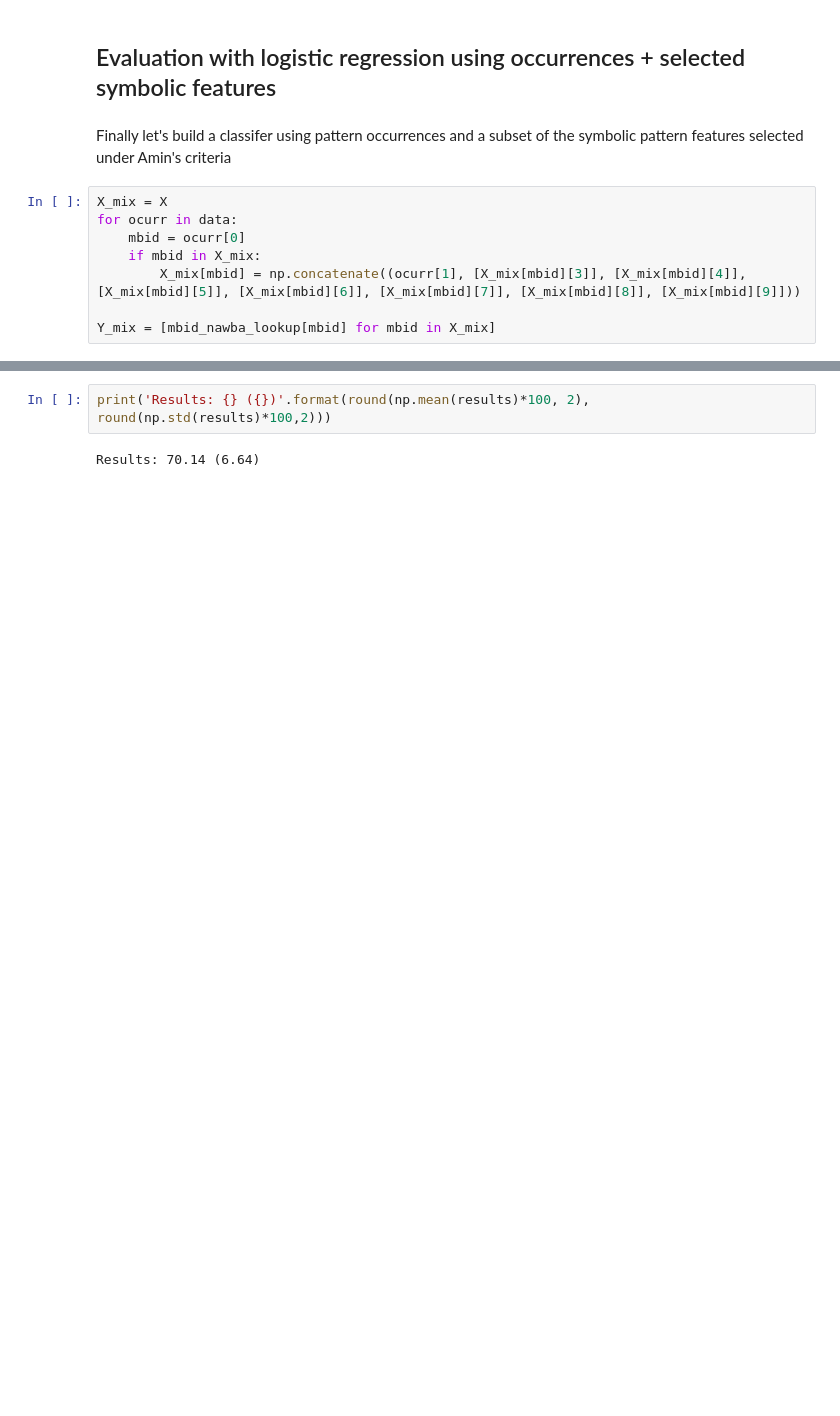
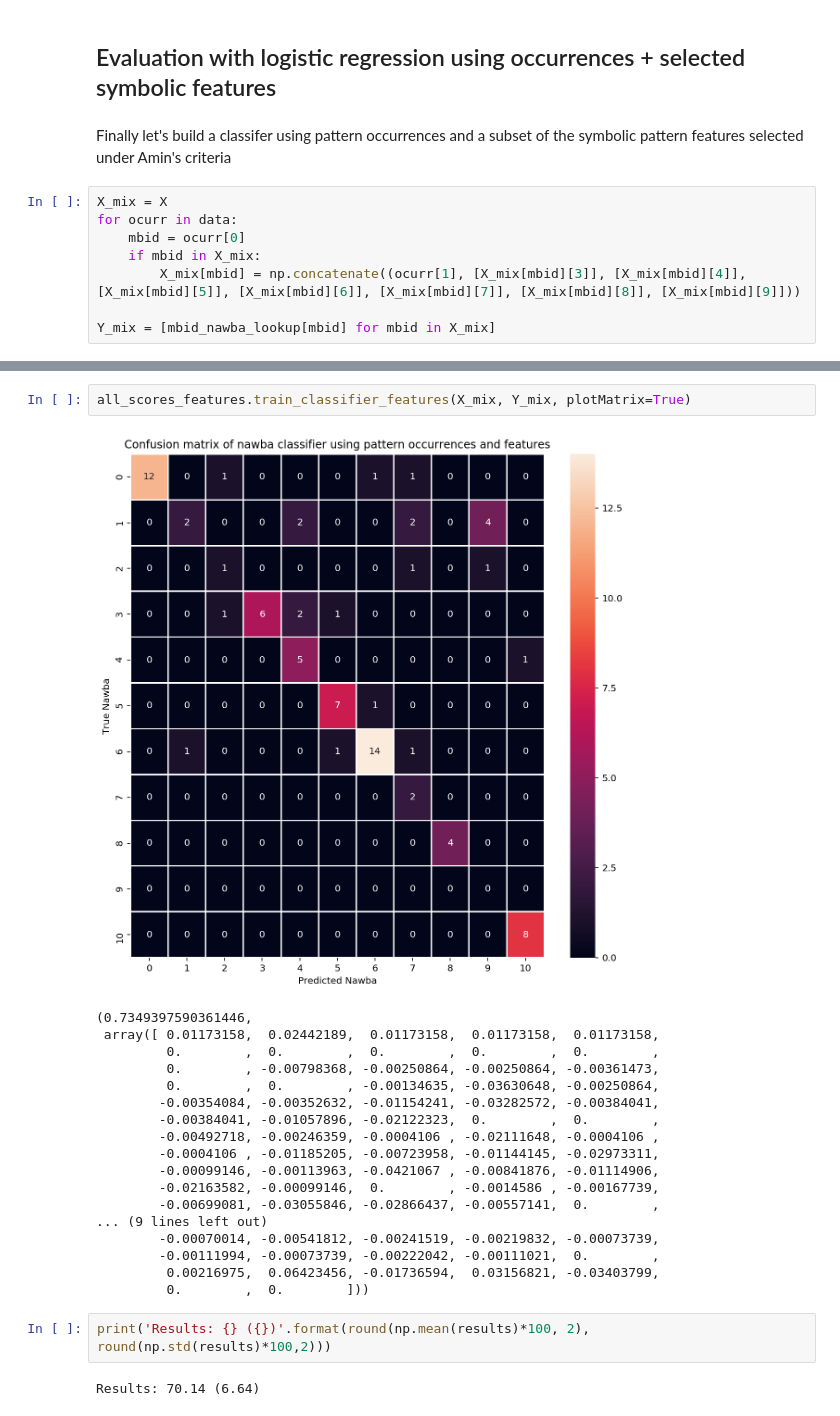
Before and after one commit to miguelgcasado/arab_andalusian_pattern_analysis, a Jupyter notebook: notebooks/SIA_patterns_per_nawba.ipynb, the cells around one changed output, grey strips where cells are left out. Cells and saved outputs as stored; diff of their text form; blank space fills up the shorter version.

Commit message:
Rename experiment sections notebook, add support for plotting confusion matrix

```diff
--- a/notebooks/SIA_patterns_per_nawba.ipynb
+++ b/notebooks/SIA_patterns_per_nawba.ipynb
@@ -193,3 +203,24 @@ results = [all_scores_features.train_classifier_features(X_mix, Y_mix)[0] for x
+# %%
+all_scores_features.train_classifier_features(X_mix, Y_mix, plotMatrix=True)
+# %% [output]
+[figure, added]
+(0.7349397590361446,
+ array([ 0.01173158,  0.02442189,  0.01173158,  0.01173158,  0.01173158,
+         0.        ,  0.        ,  0.        ,  0.        ,  0.        ,
+         0.        , -0.00798368, -0.00250864, -0.00250864, -0.00361473,
+         0.        ,  0.        , -0.00134635, -0.03630648, -0.00250864,
+        -0.00354084, -0.00352632, -0.01154241, -0.03282572, -0.00384041,
+        -0.00384041, -0.01057896, -0.02122323,  0.        ,  0.        ,
+        -0.00492718, -0.00246359, -0.0004106 , -0.02111648, -0.0004106 ,
+        -0.0004106 , -0.01185205, -0.00723958, -0.01144145, -0.02973311,
+        -0.00099146, -0.00113963, -0.0421067 , -0.00841876, -0.01114906,
+        -0.02163582, -0.00099146,  0.        , -0.0014586 , -0.00167739,
+        -0.00699081, -0.03055846, -0.02866437, -0.00557141,  0.        ,
+... (9 lines left out)
+        -0.00070014, -0.00541812, -0.00241519, -0.00219832, -0.00073739,
+        -0.00111994, -0.00073739, -0.00222042, -0.00111021,  0.        ,
+         0.00216975,  0.06423456, -0.01736594,  0.03156821, -0.03403799,
+         0.        ,  0.        ]))
 # %%
 print('Results: {} ({})'.format(round(np.mean(results)*100, 2), round(np.std(results)*100,2)))
 # %% [output]
```
Also changed, not shown: parts of 3 cells of this notebook, 4 other files.
